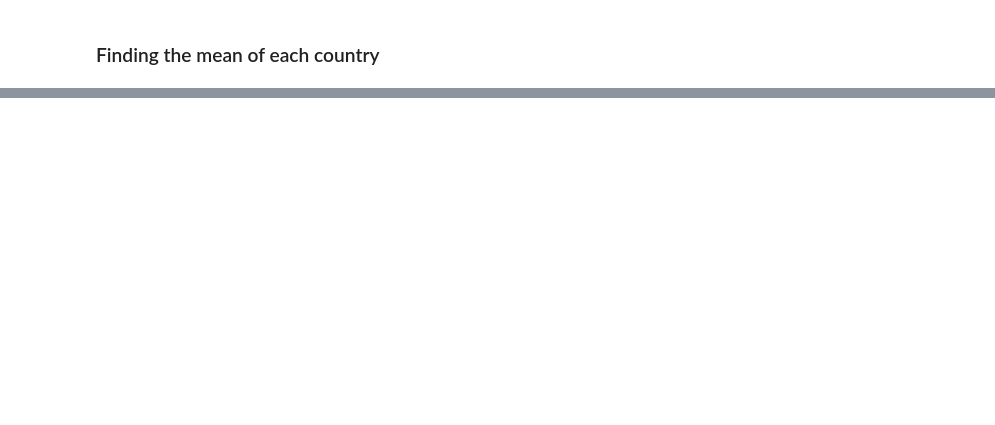
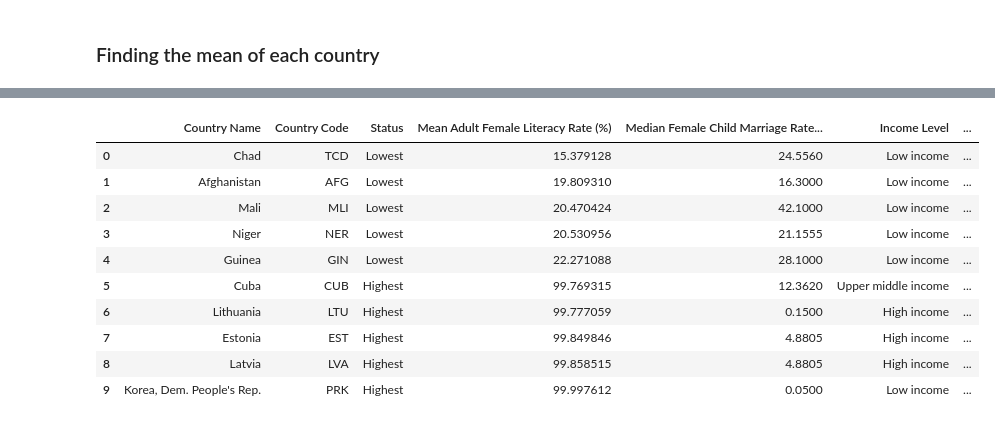
Before and after one commit to nf-97/literacy-project, a Jupyter notebook: share_of_education_in_gvtexp.ipynb, the cells around one changed output, grey strips where cells are left out. Cells and saved outputs as stored; diff of their text form; code cells hidden in the pictures; blank space fills up the shorter version.

```diff
--- a/share_of_education_in_gvtexp.ipynb
+++ b/share_of_education_in_gvtexp.ipynb
@@ -177,0 +564,17 @@ Name: Gvt_Exp_on_Education, dtype: float64
+# %%
+# Rename the column
+merged_tables = merged_tables.rename(columns={'Gvt_Exp_on_Education': "Mean Government Education Expenditure Rate (%)"})
+# %%
+merged_tables
+# %% [output]
+|  | Country Name | Country Code | Status | Mean Adult Female Literacy Rate (%) | Median Female Child Marriage Rate... | Income Level | ... |
+| 0 | Chad | TCD | Lowest | 15.379128 | 24.5560 | Low income | ... |
+| 1 | Afghanistan | AFG | Lowest | 19.809310 | 16.3000 | Low income | ... |
+| 2 | Mali | MLI | Lowest | 20.470424 | 42.1000 | Low income | ... |
+| 3 | Niger | NER | Lowest | 20.530956 | 21.1555 | Low income | ... |
+| 4 | Guinea | GIN | Lowest | 22.271088 | 28.1000 | Low income | ... |
+| 5 | Cuba | CUB | Highest | 99.769315 | 12.3620 | Upper middle income | ... |
+| 6 | Lithuania | LTU | Highest | 99.777059 | 0.1500 | High income | ... |
+| 7 | Estonia | EST | Highest | 99.849846 | 4.8805 | High income | ... |
+| 8 | Latvia | LVA | Highest | 99.858515 | 4.8805 | High income | ... |
+| 9 | Korea, Dem. People's Rep. | PRK | Highest | 99.997612 | 0.0500 | Low income | ... |
```
Also changed, not shown: parts of 72 cells of this notebook.
